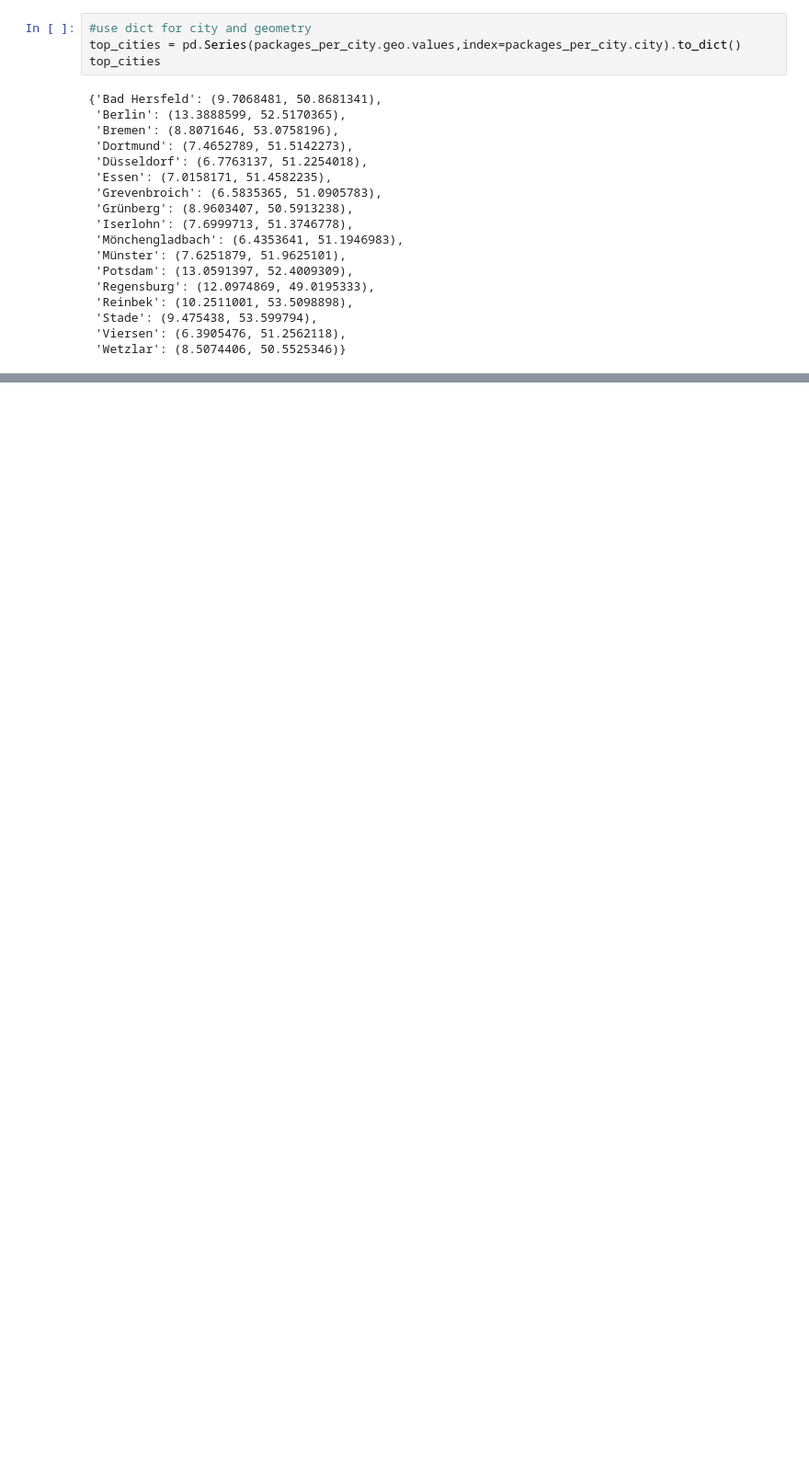
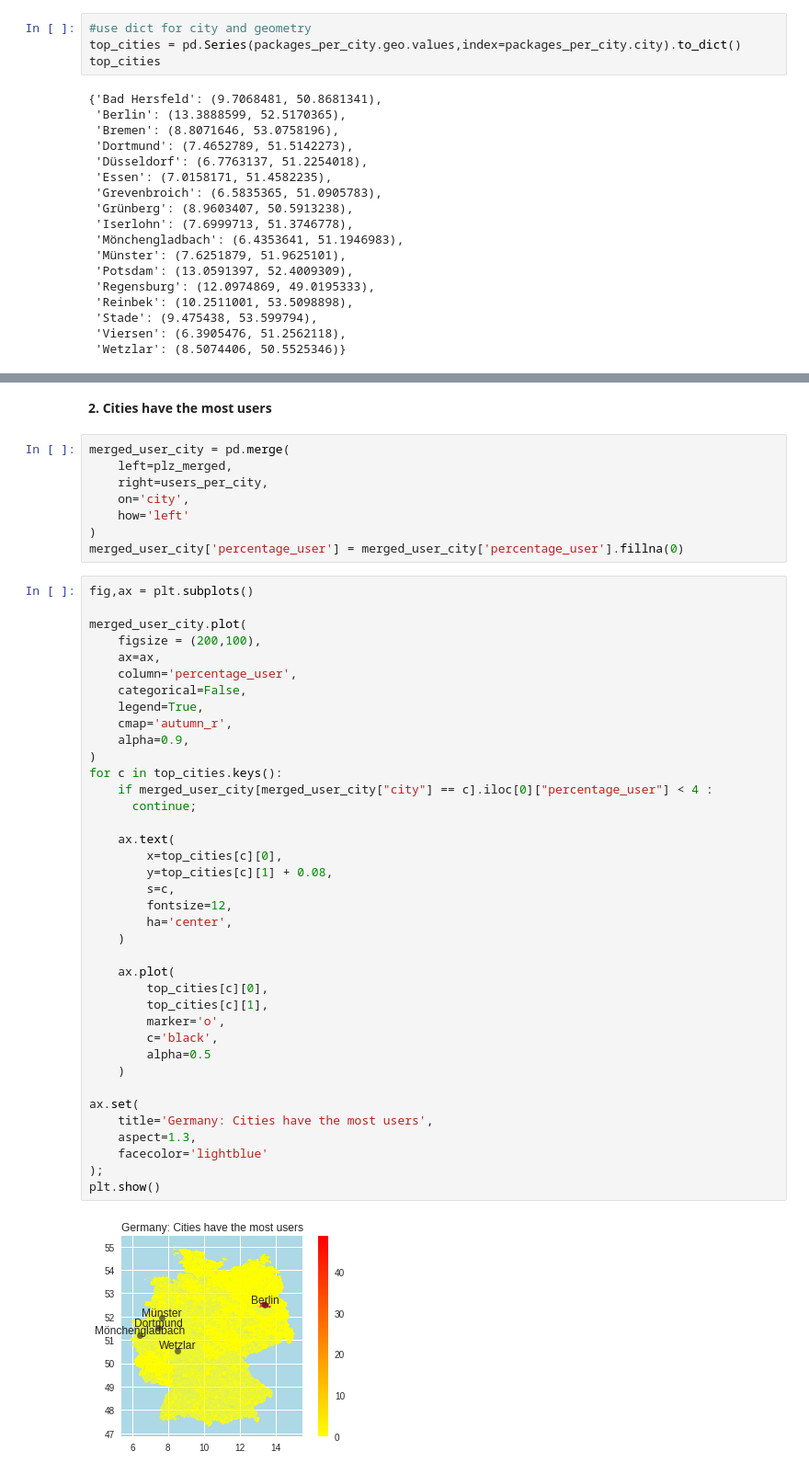
Before and after one commit to tramyynt/Techlabs, a Jupyter notebook: Pickshare.ipynb, the cells around one changed output, grey strips where cells are left out. Shown: that part at 92% size. Cells and saved outputs as stored; diff of their text form; blank space fills up the shorter version.

```diff
--- a/Pickshare.ipynb
+++ b/Pickshare.ipynb
@@ -356,0 +380,50 @@ plt.show()
+# %% [markdown]
+**2. Cities have the most users**
+# %%
+merged_user_city = pd.merge(
+    left=plz_merged,
+    right=users_per_city,
+    on='city',
+    how='left'
+)
+merged_user_city['percentage_user'] = merged_user_city['percentage_user'].fillna(0)
+# %%
+fig,ax = plt.subplots()
+
+merged_user_city.plot(
+    figsize = (200,100),
+    ax=ax,
+    column='percentage_user',
+    categorical=False,
+    legend=True,
+    cmap='autumn_r',
+    alpha=0.9,
+)
+for c in top_cities.keys():
+    if merged_user_city[merged_user_city["city"] == c].iloc[0]["percentage_user"] < 4 :
+      continue;
+
+    ax.text(
+        x=top_cities[c][0],
+        y=top_cities[c][1] + 0.08,
+        s=c,
+        fontsize=12,
+        ha='center',
+    )
+
+    ax.plot(
+        top_cities[c][0],
+        top_cities[c][1],
+        marker='o',
+        c='black',
+        alpha=0.5
+    )
+
+ax.set(
+    title='Germany: Cities have the most users',
+    aspect=1.3,
+    facecolor='lightblue'
+);
+plt.show()
+# %% [output]
+[figure, added]
```
Also changed, not shown: parts of 18 cells of this notebook.
